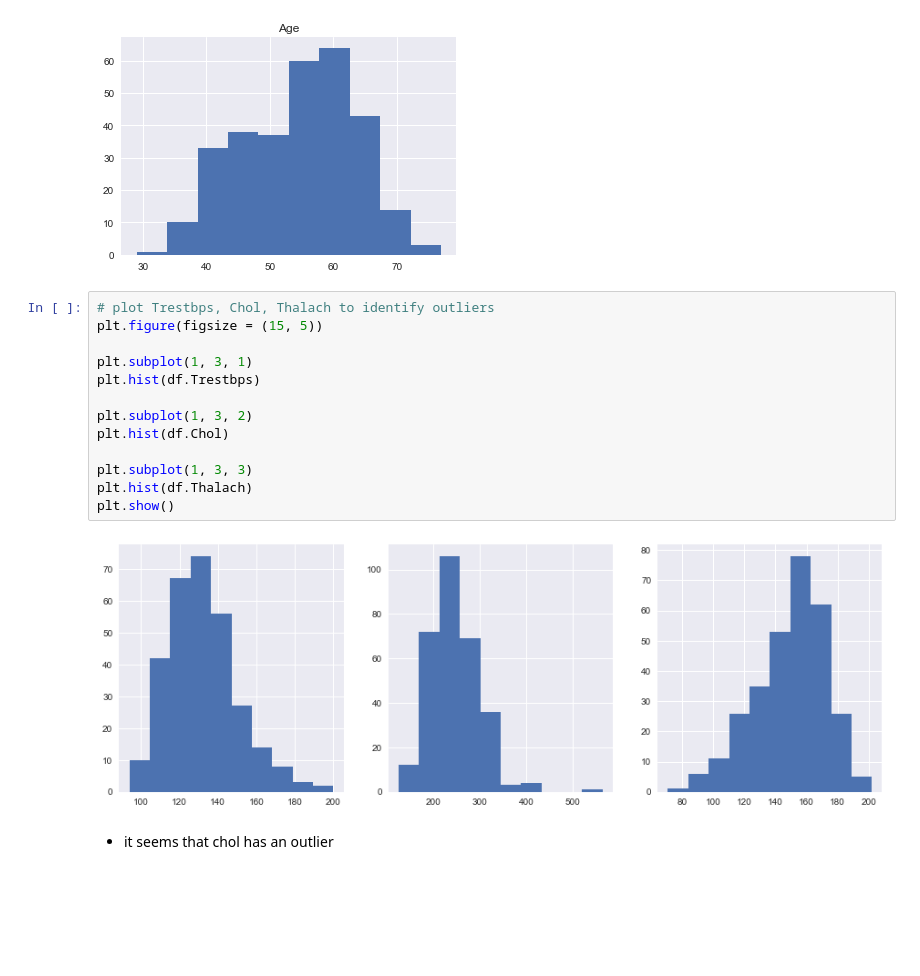
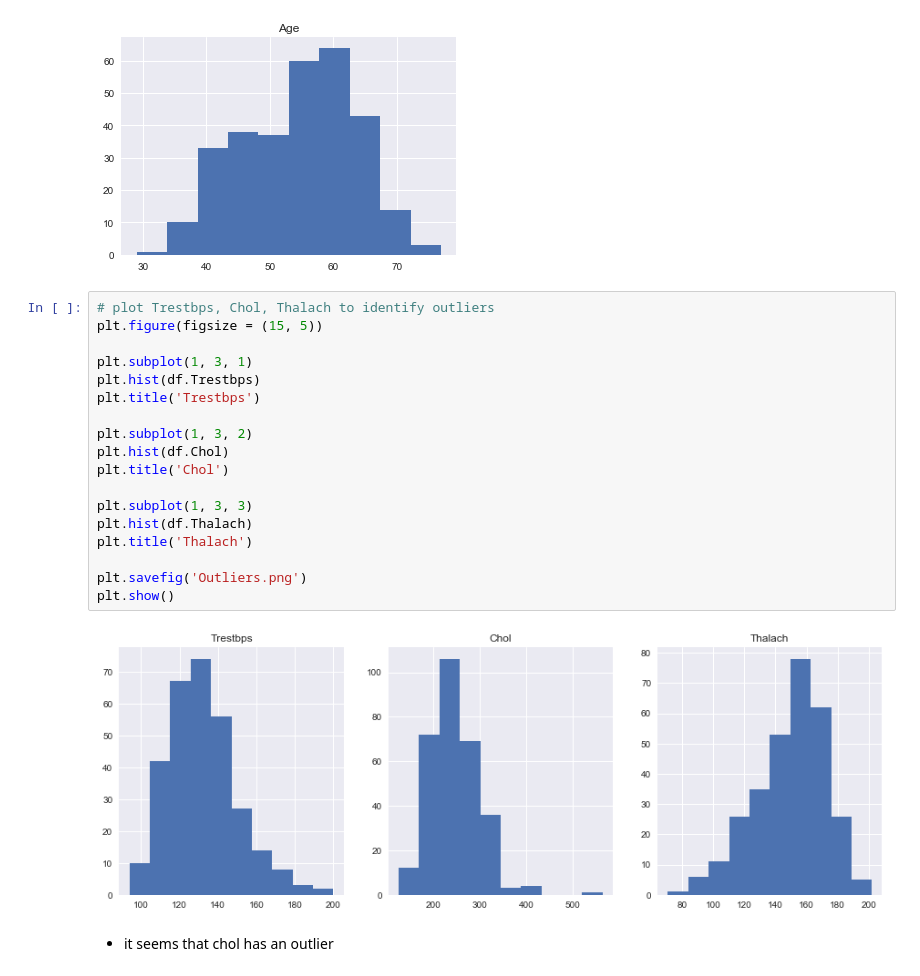
Before and after one commit to Mike1014/Find-the-Optimal-Model-to-Analyze-Heart-Disease, a Jupyter notebook: Capstone (Supervised Learning).ipynb, the cells around one changed output. Saved outputs shown, nothing was run; the diff lists cells and outputs as text; blank space fills up the shorter version.

```diff
--- a/Capstone (Supervised Learning).ipynb
+++ b/Capstone (Supervised Learning).ipynb
@@ -138,18 +142,23 @@ plt.show()
 # %%
 # plot Trestbps, Chol, Thalach to identify outliers
 plt.figure(figsize = (15, 5))
 
 plt.subplot(1, 3, 1)
 plt.hist(df.Trestbps)
+plt.title('Trestbps')
 
 plt.subplot(1, 3, 2)
 plt.hist(df.Chol)
+plt.title('Chol')
 
 plt.subplot(1, 3, 3)
 plt.hist(df.Thalach)
+plt.title('Thalach')
+
+plt.savefig('Outliers.png')
 plt.show()
 # %% [output]
-[figure, old version]
+[figure, new version]
 # %% [markdown]
 * it seems that chol has an outlier
 # %%
```
Also changed, not shown: parts of 22 cells of this notebook.
